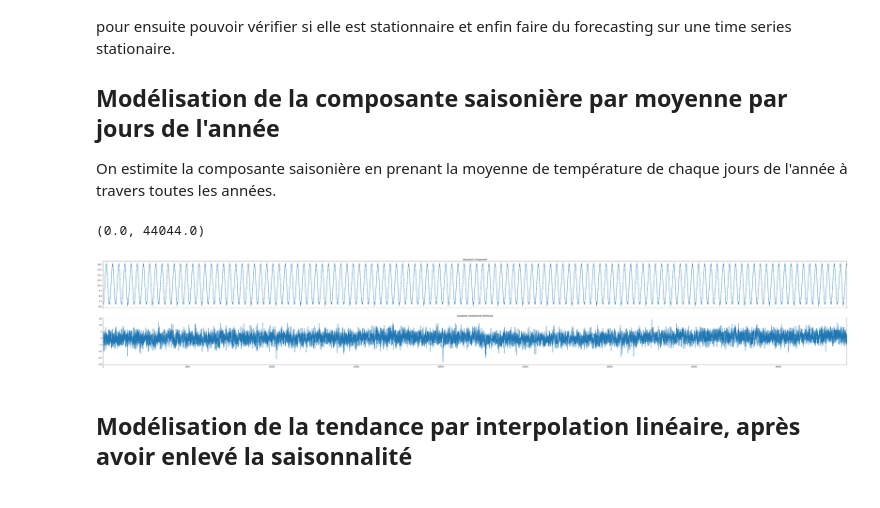
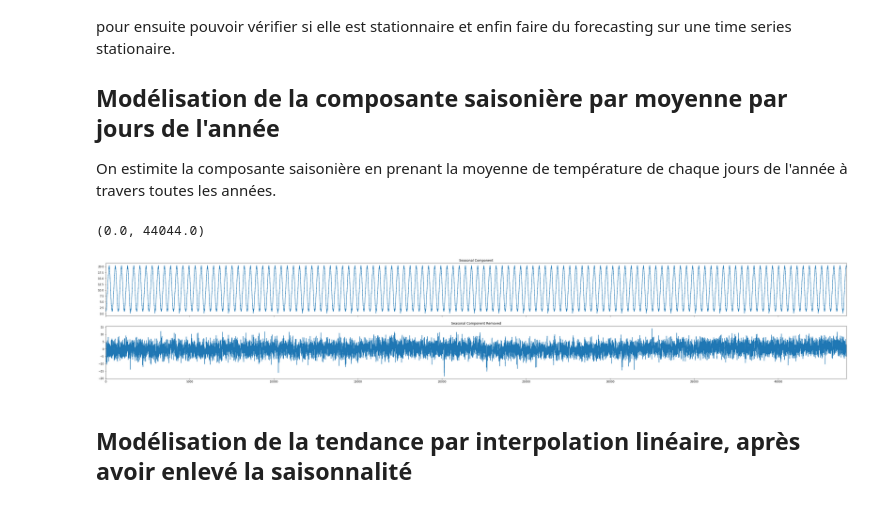
Before and after one commit to LucaNyckees/SCV_project1, a Jupyter notebook: notebooks/TimeSerie.ipynb, the cells around one changed output. Drawn from its saved outputs; the diff is of its cells as text; code cells hidden in the pictures.

```diff
--- a/notebooks/TimeSerie.ipynb
+++ b/notebooks/TimeSerie.ipynb
@@ -199,15 +177,16 @@ day = np.array(df.Day_of_year)
 df['Season_TG'] = [average_seasonal_component[d-1] for d in day]
 df["Seasonless_TG"] = df.TG-df.Season_TG
 # %%
-fig, axs = plt.subplots(2,sharex = True)
+
+fig, axs = plt.subplots(2,figsize=(50,8),sharex = True)
 axs[0].plot(df.Season_TG)
 axs[0].set_title('Seasonal Component')
 axs[1].plot(df.TG-df.Season_TG)
 axs[1].set_title('Seasonal Component Removed')
 plt.xlim(0,np.shape(df.Season_TG)[0])
 # %% [output]
 (0.0, 44044.0)
-[figure, old version]
+[figure, new version]
 # %% [markdown]
 ## Modélisation de la tendance par interpolation linéaire, après avoir enlevé la saisonnalité
 # %%
```
Also changed, not shown: parts of 13 cells of this notebook.
